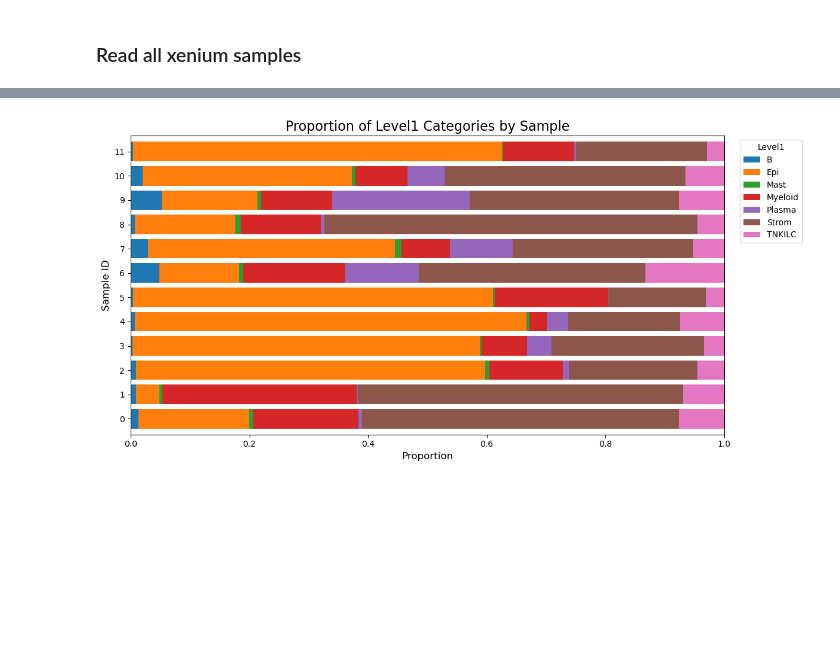
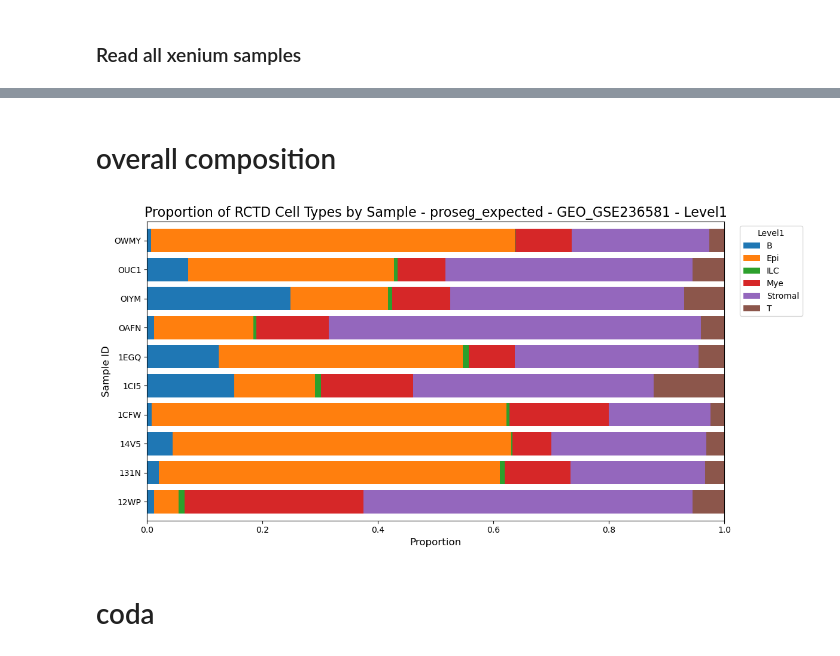
Before and after one commit to bdsc-tds/Norkin2026, a Jupyter notebook: workflow/analysis/xenium/0-coda.ipynb, the cells around one changed output, grey strips where cells are left out. Drawn from its saved outputs; the diff is of its cells as text; code cells hidden in the pictures; blank space fills up the shorter version.

Commit message:
add compositional data analysis. update other notebooks

```diff
--- a/workflow/analysis/xenium/0-coda.ipynb
+++ b/workflow/analysis/xenium/0-coda.ipynb
@@ -42,7 +186,7 @@ results_dir = Path(cfg['results_dir'])
 
 xenium_levels = ['segmentation','condition','panel','donor','sample']
 normalisation = 'lognorm'
-reference = 'GEO_GSE178341'
+reference = 'GEO_GSE236581' # 'GEO_GSE178341'
 method = 'rctd_class_aware'
 level = 'Level1'
 
@@ -58,9 +202,7 @@ OUTPUT_SCVI_MODEL = results_dir/'xenium/cellcharter/scvi_model'
 OUTPUT_CELLCHARTER_MODELS = results_dir/'xenium/cellcharter/cellcharter_models'
 OUTPUT_PLOT = results_dir/'xenium/cellcharter/autok_stability.png'
 
-segmentations_filter=[segmentation]
-conditions_filter=[condition] if condition is not None else None
-panels_filter=[panel] if panel is not None else None
+
 
 # read samples
 xenium_paths, xenium_annot_paths = readwrite.discover_xenium_paths(
@@ -73,9 +215,9 @@ xenium_paths, xenium_annot_paths = readwrite.discover_xenium_paths(
     method=method,
     level=level,
     correction_methods_filter=[correction_method],
-    # segmentations_filter=[segmentation],
-    # conditions_filter=conditions_filter,
-    # panels_filter=panels_filter
+    segmentations_filter=[segmentation],
+    conditions_filter=[condition] if condition != 'all' else None,
+    panels_filter=[panel] if panel != 'all' else None
 )
 
 
@@ -92,10 +234,10 @@ else:
     )
 
 # add cell type annotation from raw to all correction methods
-readwrite.read_annotations(ads, correction_method, xenium_annot_paths, level, max_workers=8)
+readwrite.read_annotations(ads, [correction_method], xenium_annot_paths, level, max_workers=8)
 
 # concat samples
-adata = sc.concat({k: v for k, v in ads[correction_method].items() },label='dataset_id', join='inner')
+adata = sc.concat({k: v for k, v in ads[correction_method].items() },label='dataset_id', join='outer')
 adata.obs[xenium_levels] = pd.DataFrame(adata.obs['dataset_id'].tolist(),index=adata.obs.index,columns=xenium_levels)
 adata.obs['correction_method'] = correction_method
 
@@ -187,37 +266,44 @@ INFO     reading
+# %% [markdown]
+# overall composition
 # %%
 df_props = (
     adata.obs
     .groupby(xenium_levels)['Level1']
     .value_counts(normalize=True)
     .unstack()
     .reset_index()
 )
 df_props['full_sample_id'] = df_props[xenium_levels].astype(str).agg(' | '.join, axis=1)
+df_props = df_props.query(f"segmentation == '{segmentation}'")
 
 # Step 2: Dynamically set the figure size
 num_samples = len(df_props.index)
 fig_height = max(6, num_samples * 0.4)
 
 # Step 3: Create the figure and axes object
 fig, ax = plt.subplots(figsize=(12, fig_height))
 
 # Step 4: Plot directly onto the created axes object
-df_props.plot(
+df_props.query(f"segmentation == '{segmentation}'").plot(
     kind='barh',
     stacked=True,
     ax=ax,
     width=0.8
 )
 
 
 # Step 6: Customize the plot
-ax.set_title('Proportion of Level1 Categories by Sample', fontsize=16)
+ax.set_title(f'Proportion of RCTD Cell Types by Sample - {segmentation} - {reference} - {level}', fontsize=16)
 ax.set_xlabel('Proportion', fontsize=12)
 ax.set_ylabel('Sample ID', fontsize=12)
-# ax.set_yticklabels(df_props['full_sample_id'])
+ax.set_yticklabels(df_props['donor'])
 ax.legend(title='Level1', bbox_to_anchor=(1.02, 1), loc='upper left')
 ax.set_xlim(0, 1)
 plt.tight_layout()
 plt.show()
+
+df_props.to_csv(f'../../scratch/celltype_composition_{segmentation}_{reference}_{level}.csv')
 # %% [output]
-[figure, old version]
+[figure, new version]
+# %% [markdown]
+# coda
```
Also changed, not shown: parts of 7 cells of this notebook, 7 other files.
